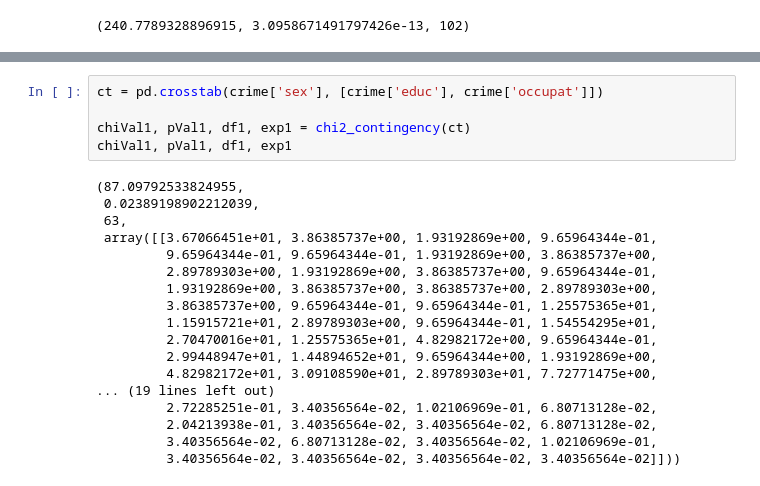
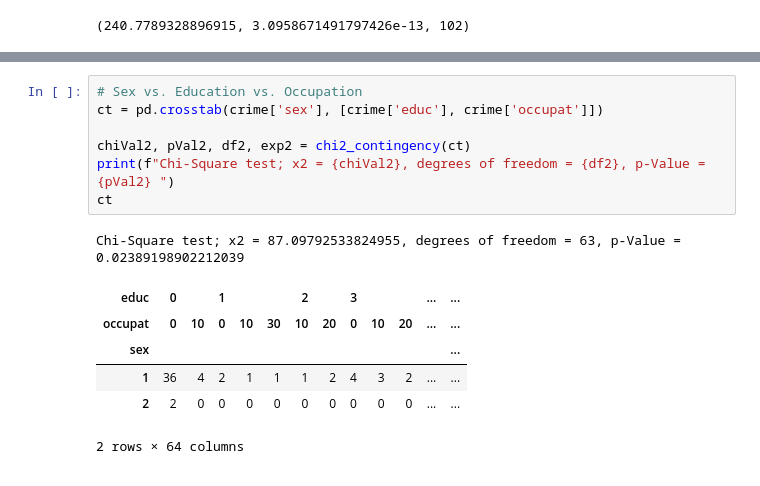
Before and after one commit to data301-2021-winter1/project-group27-project, a Jupyter notebook: notebooks/anaylsis2.ipynb, the cells around one changed output, grey strips where cells are left out. Cells and saved outputs as stored; diff of their text form.

```diff
--- a/notebooks/anaylsis2.ipynb
+++ b/notebooks/anaylsis2.ipynb
@@ -607,23 +614,15 @@ chiVal1, pVal1, df1
 # %%
+# Sex vs. Education vs. Occupation
 ct = pd.crosstab(crime['sex'], [crime['educ'], crime['occupat']])
 
-chiVal1, pVal1, df1, exp1 = chi2_contingency(ct)
-chiVal1, pVal1, df1, exp1
+chiVal2, pVal2, df2, exp2 = chi2_contingency(ct)
+print(f"Chi-Square test; x2 = {chiVal2}, degrees of freedom = {df2}, p-Value = {pVal2} ")
+ct
 # %% [output]
-(87.09792533824955,
- 0.02389198902212039,
- 63,
- array([[3.67066451e+01, 3.86385737e+00, 1.93192869e+00, 9.65964344e-01,
-         9.65964344e-01, 9.65964344e-01, 1.93192869e+00, 3.86385737e+00,
-         2.89789303e+00, 1.93192869e+00, 3.86385737e+00, 9.65964344e-01,
-         1.93192869e+00, 3.86385737e+00, 3.86385737e+00, 2.89789303e+00,
-         3.86385737e+00, 9.65964344e-01, 9.65964344e-01, 1.25575365e+01,
-         1.15915721e+01, 2.89789303e+00, 9.65964344e-01, 1.54554295e+01,
-         2.70470016e+01, 1.25575365e+01, 4.82982172e+00, 9.65964344e-01,
-         2.99448947e+01, 1.44894652e+01, 9.65964344e+00, 1.93192869e+00,
-         4.82982172e+01, 3.09108590e+01, 2.89789303e+01, 7.72771475e+00,
-... (19 lines left out)
-         2.72285251e-01, 3.40356564e-02, 1.02106969e-01, 6.80713128e-02,
-         2.04213938e-01, 3.40356564e-02, 3.40356564e-02, 6.80713128e-02,
-         3.40356564e-02, 6.80713128e-02, 3.40356564e-02, 1.02106969e-01,
-         3.40356564e-02, 3.40356564e-02, 3.40356564e-02, 3.40356564e-02]]))
+Chi-Square test; x2 = 87.09792533824955, degrees of freedom = 63, p-Value = 0.02389198902212039
+| educ | 0 |  | 1 |  |  | 2 |  | 3 |  |  | ... | ... |
+| occupat | 0 | 10 | 0 | 10 | 30 | 10 | 20 | 0 | 10 | 20 | ... | ... |
+| sex |  |  |  |  |  |  |  |  |  |  |  | ... |
+| 1 | 36 | 4 | 2 | 1 | 1 | 1 | 2 | 4 | 3 | 2 | ... | ... |
+| 2 | 2 | 0 | 0 | 0 | 0 | 0 | 0 | 0 | 0 | 0 | ... | ... |
+2 rows × 64 columns
```
Also changed, not shown: parts of 30 cells of this notebook.
